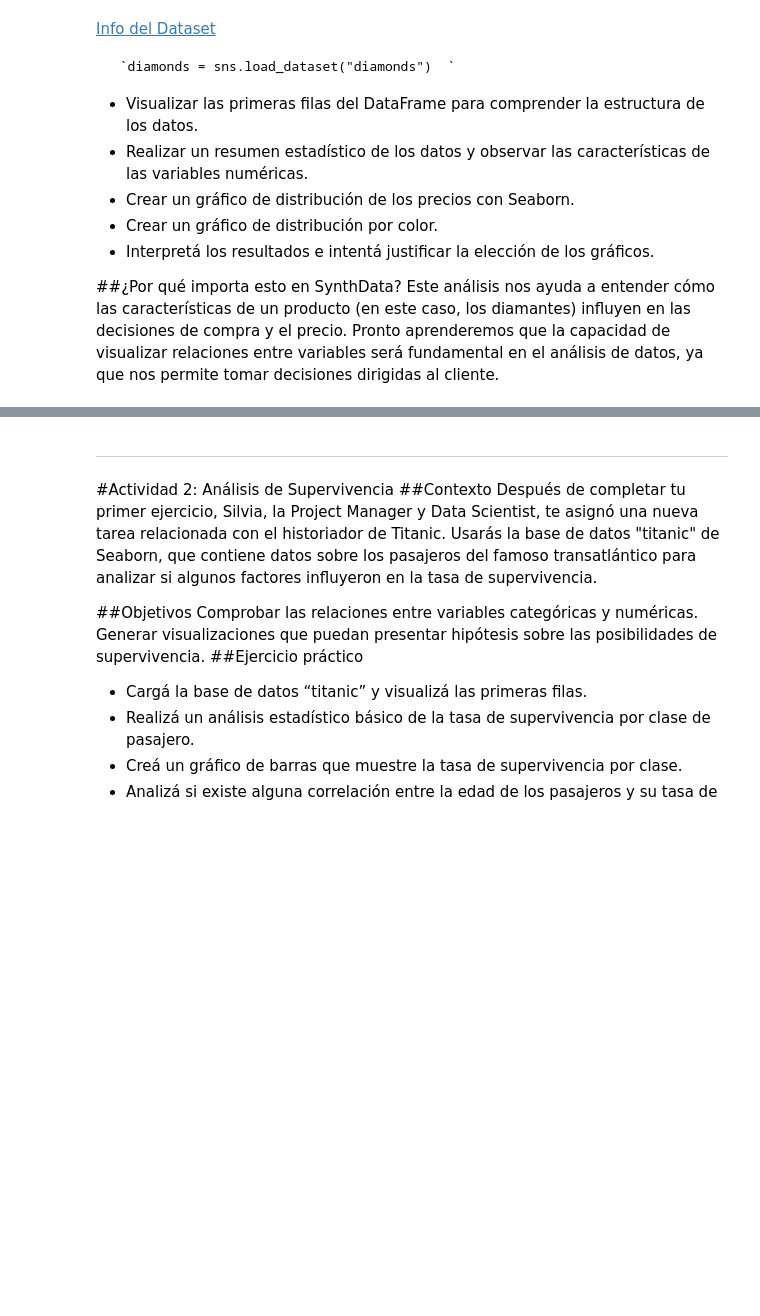
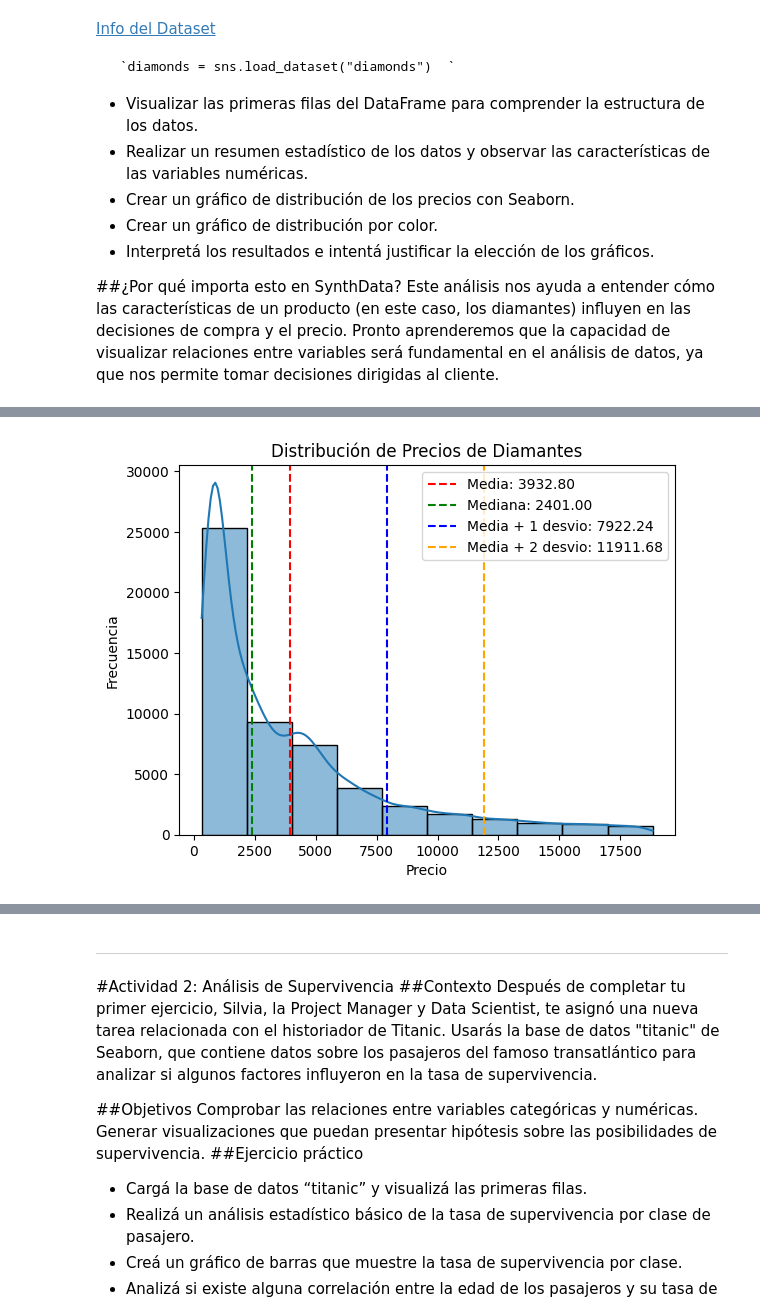
Before and after one commit to v0ltax/TT-2C2025-Data-Analitycs-Notebooks, a Jupyter notebook: _20_After_class_10/After_class_10_Actividades_1_y_2.ipynb, the cells around one changed output, grey strips where cells are left out. Cells and saved outputs as stored; diff of their text form; code cells hidden in the pictures; blank space fills up the shorter version.

```diff
--- a/_20_After_class_10/After_class_10_Actividades_1_y_2.ipynb
+++ b/_20_After_class_10/After_class_10_Actividades_1_y_2.ipynb
@@ -41,3 +81,29 @@ import matplotlib.pyplot as plt
+# %%
+# Crear un gráfico de distribución de los precios con Seaborn
+# (ver cómo agregar lineas verticales de referencias)
+plt.figure()
+sns.histplot(x="price", data=diamonds, kde=True, bins = 10)
+
+# calcular la media y el desvio
+media = diamonds["price"].mean()
+mediana = diamonds["price"].median()
+desvio = diamonds["price"].std()
+
+# Agregar linear verticales
+plt.axvline(media, color='red', linestyle='--', label=f'Media: {media:.2f}')
+plt.axvline(mediana, color='green', linestyle='--', label=f'Mediana: {mediana:.2f}')
+
+# agregar lineas verticales de mean +- 1 desvio
+plt.axvline(media + desvio, color='blue', linestyle='--', label=f'Media + 1 desvio: {media + desvio:.2f}')
+plt.axvline(media + 2*desvio, color='orange', linestyle='--', label=f'Media + 2 desvio: {media + 2*desvio:.2f}')
+
+plt.legend()
+plt.xlabel("Precio")
+plt.ylabel("Frecuencia")
+plt.title("Distribución de Precios de Diamantes")
+plt.show()
+# %% [output]
+[figure, added]
 # %%
 # Crear un gráfico de distribución por color
 # puedo usar hist? o tendré que usar otro recurso?
```
Also changed, not shown: parts of 21 cells of this notebook.
